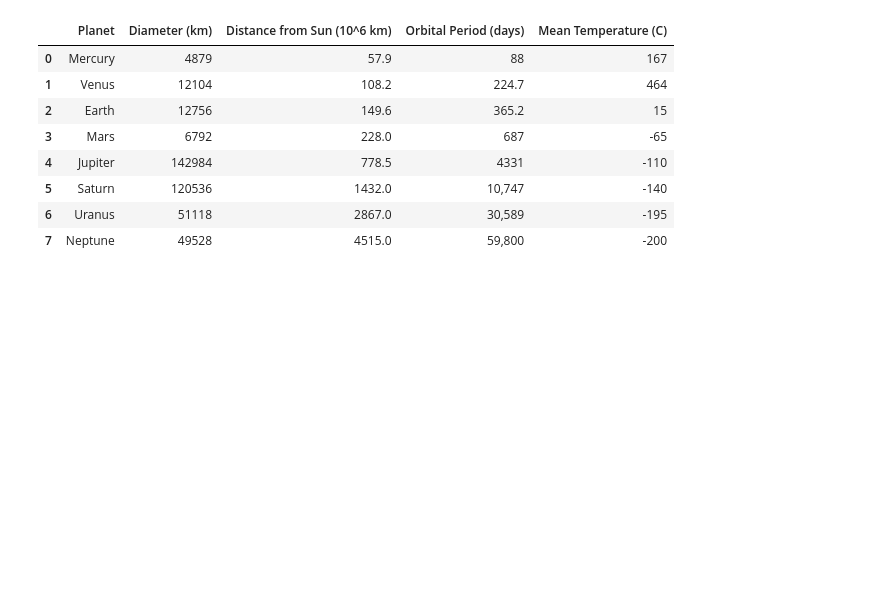
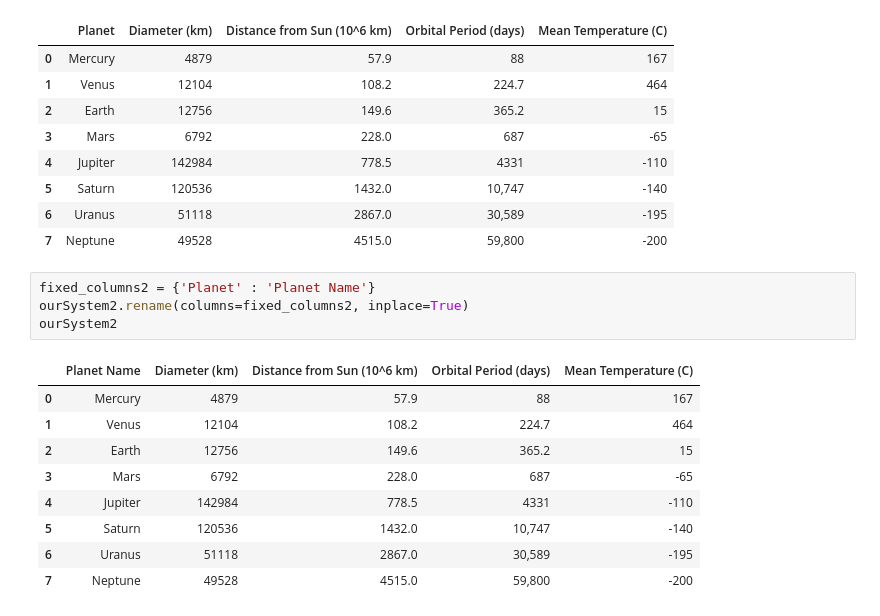
Before and after one commit to timothy7walker/GalaxyPlanetsandExoplanets, a Jupyter notebook: GalaxyPlanetsandExoplanets.ipynb, the cells around one changed output. Drawn from its saved outputs; the diff is of its cells as text; blank space fills up the shorter version.

```diff
--- a/GalaxyPlanetsandExoplanets.ipynb
+++ b/GalaxyPlanetsandExoplanets.ipynb
@@ -81,3 +82,17 @@ ourSystem2
 | 5 | Saturn | 120536 | 1432.0 | 10,747 | -140 |
 | 6 | Uranus | 51118 | 2867.0 | 30,589 | -195 |
 | 7 | Neptune | 49528 | 4515.0 | 59,800 | -200 |
+# %%
+fixed_columns2 = {'Planet' : 'Planet Name'}
+ourSystem2.rename(columns=fixed_columns2, inplace=True)
+ourSystem2
+# %% [output]
+|  | Planet Name | Diameter (km) | Distance from Sun (10^6 km) | Orbital Period (days) | Mean Temperature (C) |
+| 0 | Mercury | 4879 | 57.9 | 88 | 167 |
+| 1 | Venus | 12104 | 108.2 | 224.7 | 464 |
+| 2 | Earth | 12756 | 149.6 | 365.2 | 15 |
+| 3 | Mars | 6792 | 228.0 | 687 | -65 |
+| 4 | Jupiter | 142984 | 778.5 | 4331 | -110 |
+| 5 | Saturn | 120536 | 1432.0 | 10,747 | -140 |
+| 6 | Uranus | 51118 | 2867.0 | 30,589 | -195 |
+| 7 | Neptune | 49528 | 4515.0 | 59,800 | -200 |
```
Also changed, not shown: parts of 5 cells of this notebook.
